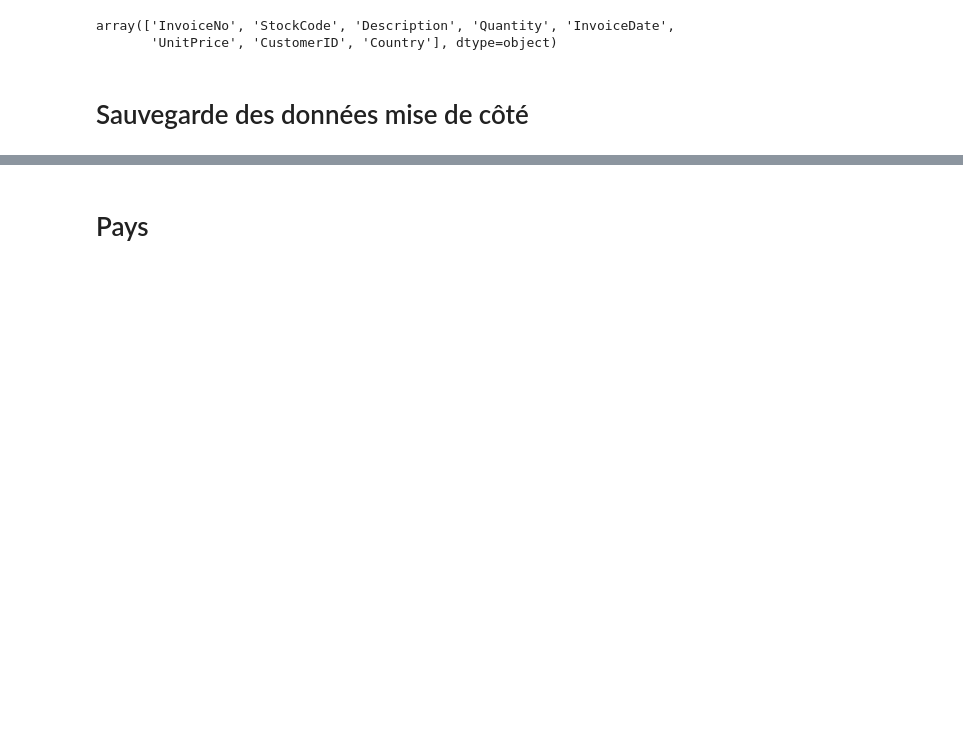
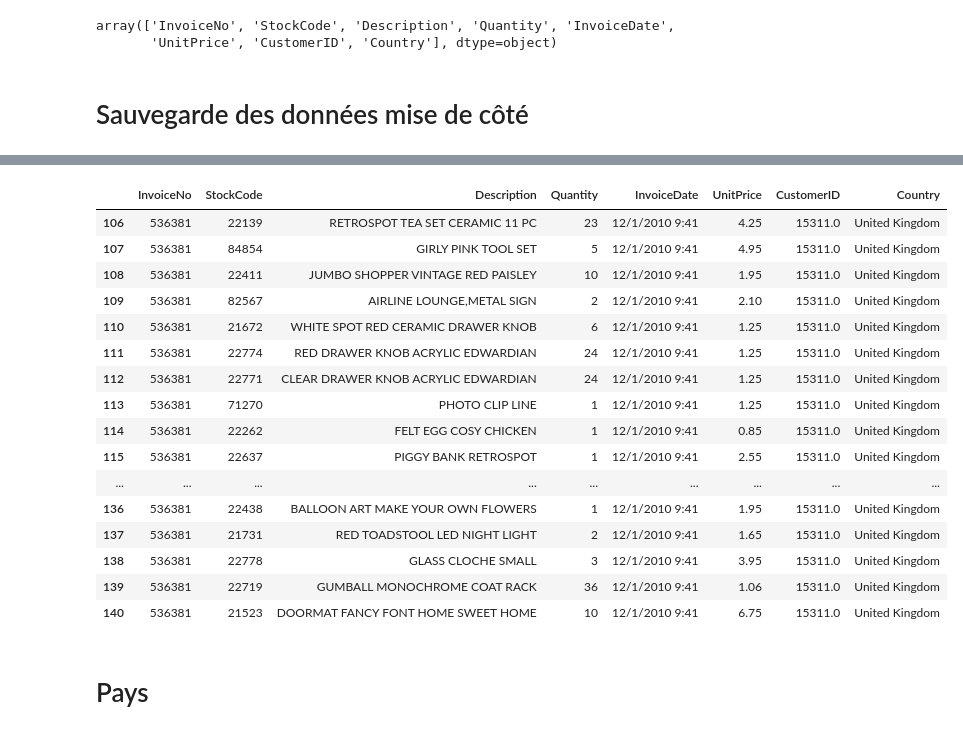
Before and after one commit to DevIA05/1C, a Jupyter notebook: ressource/ETL/script.ipynb, the cells around one changed output, grey strips where cells are left out. Drawn from its saved outputs; the diff is of its cells as text; code cells hidden in the pictures; blank space fills up the shorter version.

```diff
--- a/ressource/ETL/script.ipynb
+++ b/ressource/ETL/script.ipynb
@@ -62,3 +74,23 @@ countErr = {}        # Comptabilise les erreurs
+# %%
+df.loc[df["InvoiceNo"] == "536381"]
+# %% [output]
+|  | InvoiceNo | StockCode | Description | Quantity | InvoiceDate | UnitPrice | CustomerID | Country |
+| 106 | 536381 | 22139 | RETROSPOT TEA SET CERAMIC 11 PC | 23 | 12/1/2010 9:41 | 4.25 | 15311.0 | United Kingdom |
+| 107 | 536381 | 84854 | GIRLY PINK TOOL SET | 5 | 12/1/2010 9:41 | 4.95 | 15311.0 | United Kingdom |
+| 108 | 536381 | 22411 | JUMBO SHOPPER VINTAGE RED PAISLEY | 10 | 12/1/2010 9:41 | 1.95 | 15311.0 | United Kingdom |
+| 109 | 536381 | 82567 | AIRLINE LOUNGE,METAL SIGN | 2 | 12/1/2010 9:41 | 2.10 | 15311.0 | United Kingdom |
+| 110 | 536381 | 21672 | WHITE SPOT RED CERAMIC DRAWER KNOB | 6 | 12/1/2010 9:41 | 1.25 | 15311.0 | United Kingdom |
+| 111 | 536381 | 22774 | RED DRAWER KNOB ACRYLIC EDWARDIAN | 24 | 12/1/2010 9:41 | 1.25 | 15311.0 | United Kingdom |
+| 112 | 536381 | 22771 | CLEAR DRAWER KNOB ACRYLIC EDWARDIAN | 24 | 12/1/2010 9:41 | 1.25 | 15311.0 | United Kingdom |
+| 113 | 536381 | 71270 | PHOTO CLIP LINE | 1 | 12/1/2010 9:41 | 1.25 | 15311.0 | United Kingdom |
+| 114 | 536381 | 22262 | FELT EGG COSY CHICKEN | 1 | 12/1/2010 9:41 | 0.85 | 15311.0 | United Kingdom |
+| 115 | 536381 | 22637 | PIGGY BANK RETROSPOT | 1 | 12/1/2010 9:41 | 2.55 | 15311.0 | United Kingdom |
+| ... | ... | ... | ... | ... | ... | ... | ... | ... |
+| 136 | 536381 | 22438 | BALLOON ART MAKE YOUR OWN FLOWERS | 1 | 12/1/2010 9:41 | 1.95 | 15311.0 | United Kingdom |
+| 137 | 536381 | 21731 | RED TOADSTOOL LED NIGHT LIGHT | 2 | 12/1/2010 9:41 | 1.65 | 15311.0 | United Kingdom |
+| 138 | 536381 | 22778 | GLASS CLOCHE SMALL | 3 | 12/1/2010 9:41 | 3.95 | 15311.0 | United Kingdom |
+| 139 | 536381 | 22719 | GUMBALL MONOCHROME COAT RACK | 36 | 12/1/2010 9:41 | 1.06 | 15311.0 | United Kingdom |
+| 140 | 536381 | 21523 | DOORMAT FANCY FONT HOME SWEET HOME | 10 | 12/1/2010 9:41 | 6.75 | 15311.0 | United Kingdom |
 # %% [markdown]
 # Pays
 # %% [markdown]
```
Also changed, not shown: parts of 5 cells of this notebook, 1 other file.
